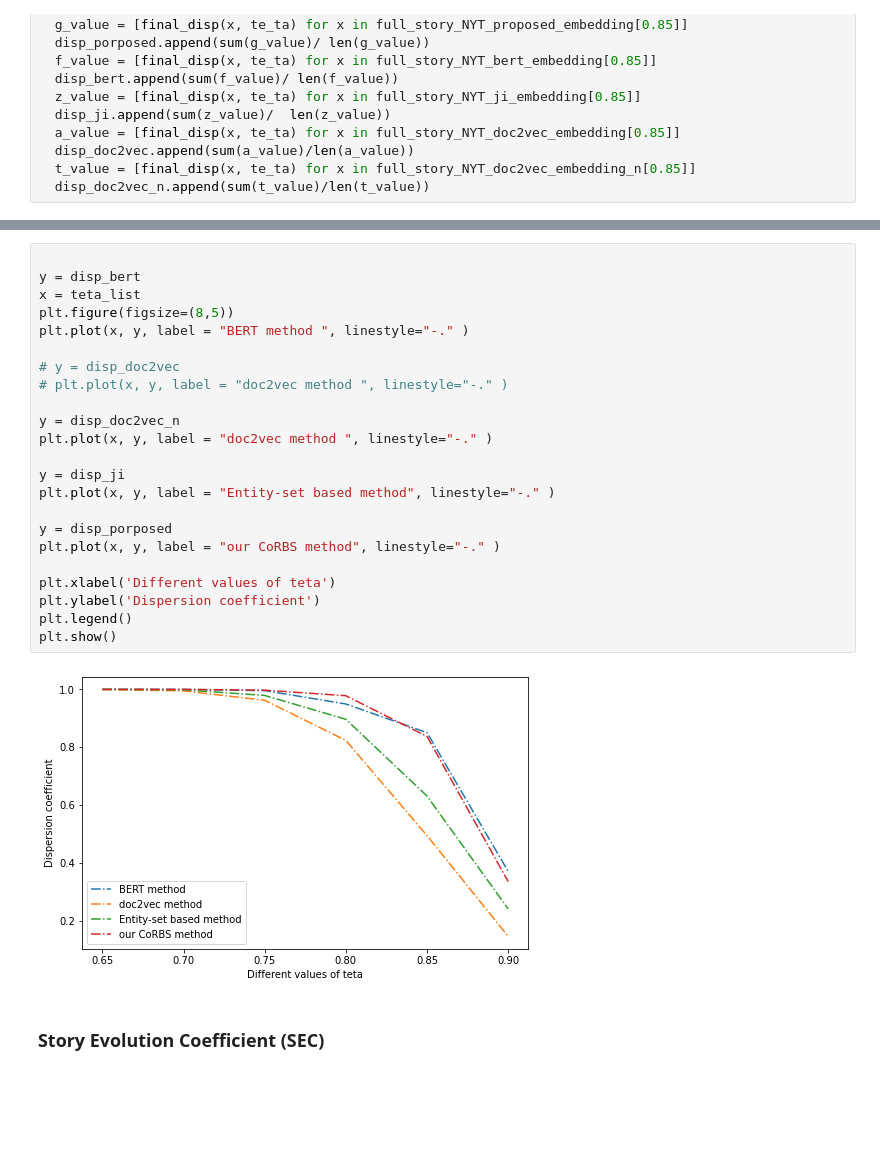
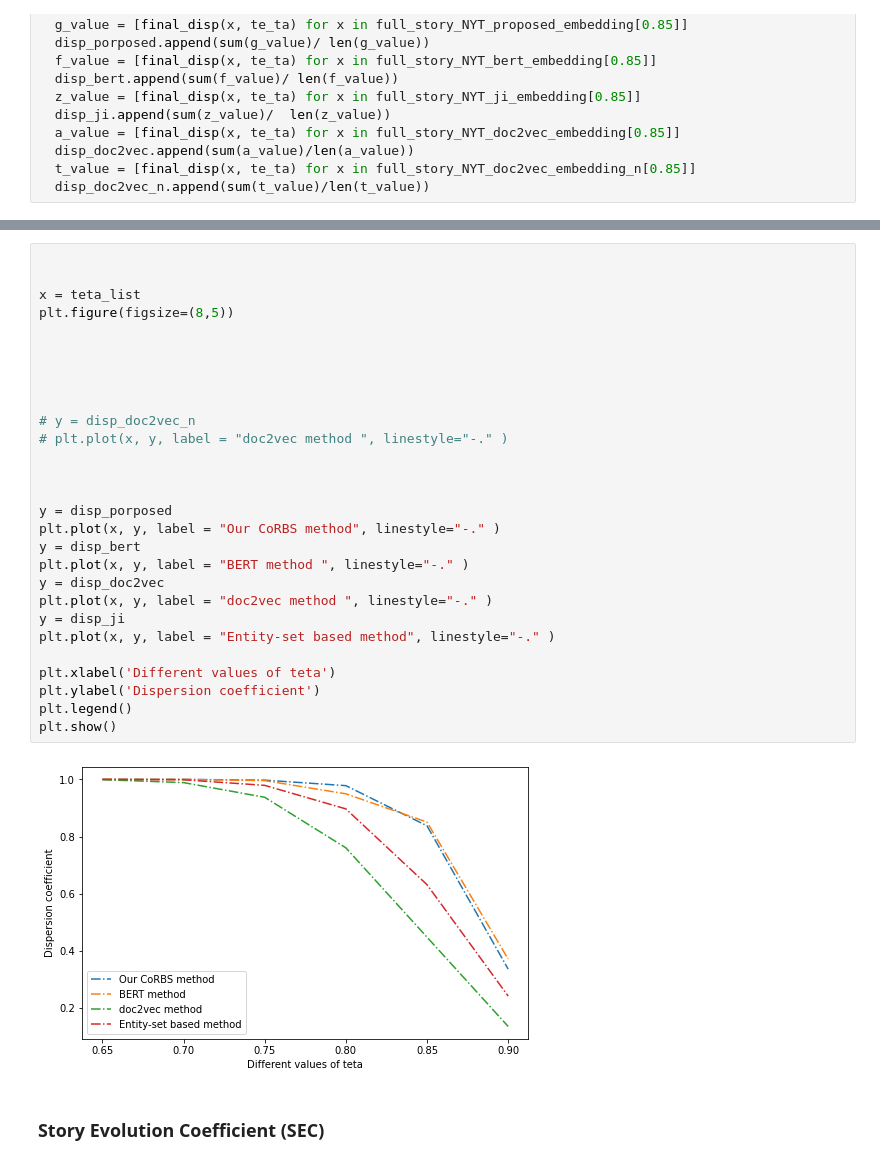
Before and after one commit to AlirezaPNouri/CoRBS, a Jupyter notebook: Experimental_result_four_metrics.ipynb, the cells around one changed output, grey strips where cells are left out. Saved outputs shown, nothing was run; the diff lists cells and outputs as text; blank space fills up the shorter version.

```diff
--- a/Experimental_result_four_metrics.ipynb
+++ b/Experimental_result_four_metrics.ipynb
@@ -333,28 +335,33 @@ Dispersion Coefficient metric
 # %%
 
-y = disp_bert
+
 x = teta_list
 plt.figure(figsize=(8,5))
-plt.plot(x, y, label = "BERT method ", linestyle="-." )
 
-# y = disp_doc2vec
+
+
+
+
+# y = disp_doc2vec_n
 # plt.plot(x, y, label = "doc2vec method ", linestyle="-." )
 
-y = disp_doc2vec_n
+
+
+y = disp_porposed
+plt.plot(x, y, label = "Our CoRBS method", linestyle="-." )
+y = disp_bert
+plt.plot(x, y, label = "BERT method ", linestyle="-." )
+y = disp_doc2vec
 plt.plot(x, y, label = "doc2vec method ", linestyle="-." )
-
 y = disp_ji
 plt.plot(x, y, label = "Entity-set based method", linestyle="-." )
-
-y = disp_porposed
-plt.plot(x, y, label = "our CoRBS method", linestyle="-." )
 
 plt.xlabel('Different values of teta')
 plt.ylabel('Dispersion coefficient')
 plt.legend()
 plt.show()
 # %% [output]
-[figure, old version]
+[figure, new version]
 # %% [markdown]
 ### Story Evolution Coefficient (SEC)
 # %%
```
Also changed, not shown: parts of 8 cells of this notebook.
